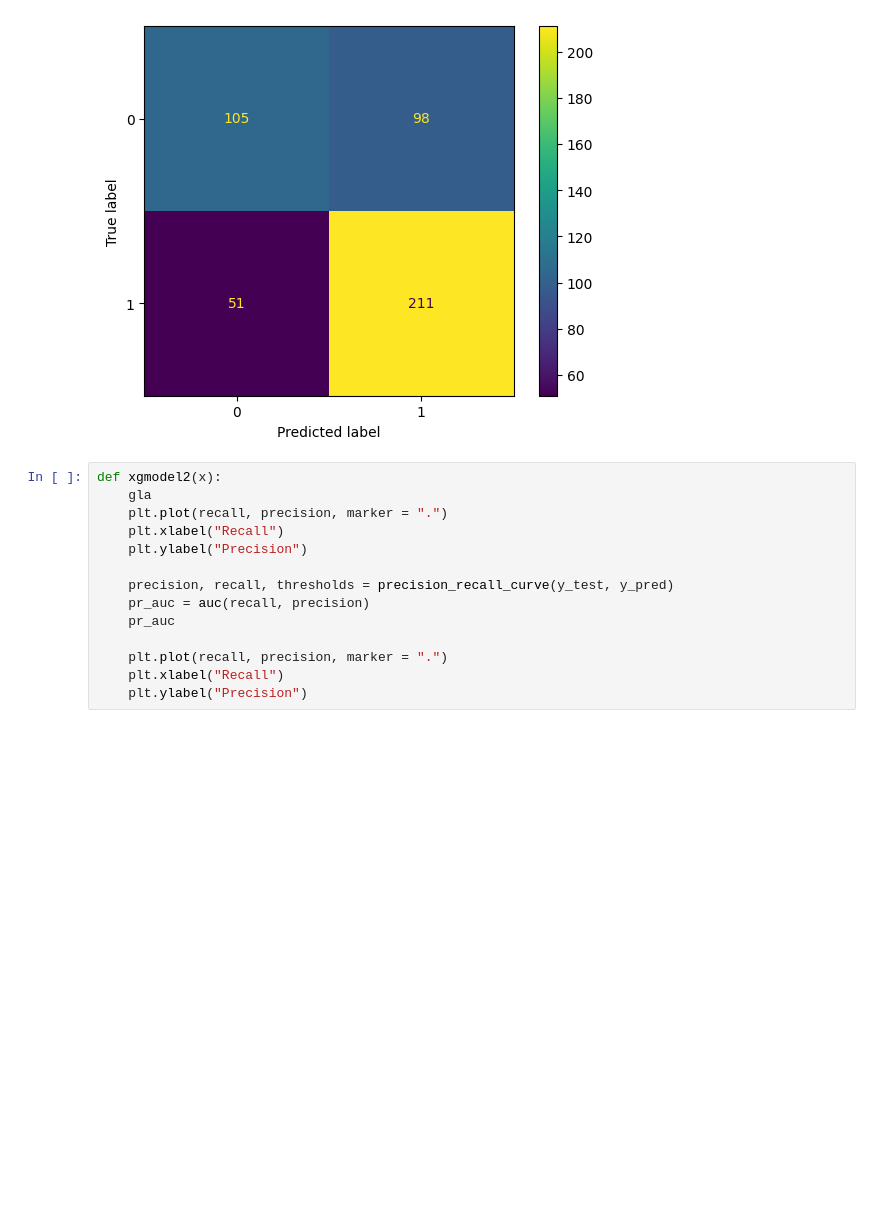
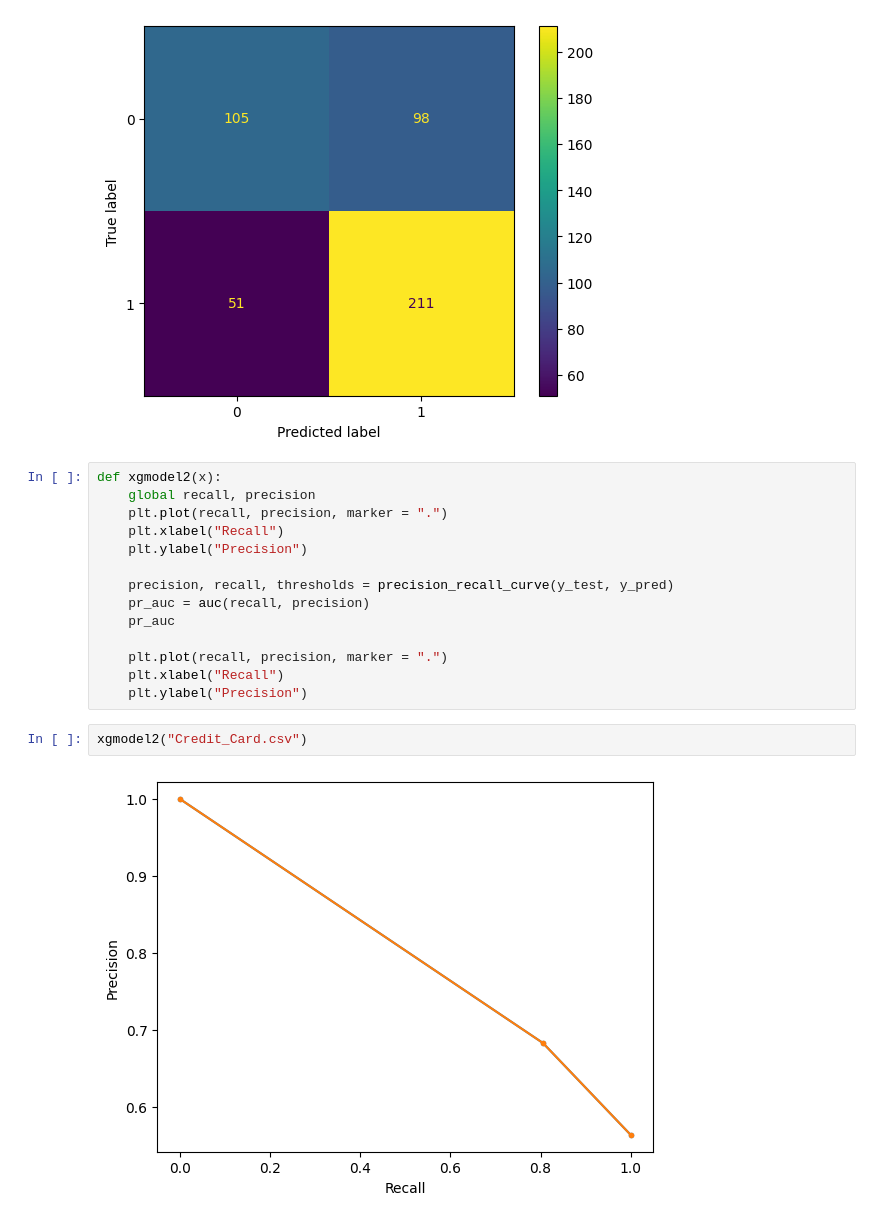
Before and after one commit to SDPowell2233/StevenP_CSCI_1070, a Jupyter notebook: Assignment 10.ipynb, the cells around one changed output. Cells and saved outputs as stored; diff of their text form; blank space fills up the shorter version.

```diff
--- a/Assignment 10.ipynb
+++ b/Assignment 10.ipynb
@@ -139,7 +139,7 @@ xgmodel1("Credit_Card.csv")
 [figure]
 # %%
 def xgmodel2(x):
-    gla
+    global recall, precision
     plt.plot(recall, precision, marker = ".")
     plt.xlabel("Recall")
     plt.ylabel("Precision")
@@ -151,3 +151,7 @@ def xgmodel2(x):
     plt.plot(recall, precision, marker = ".")
     plt.xlabel("Recall")
     plt.ylabel("Precision")
+# %%
+xgmodel2("Credit_Card.csv")
+# %% [output]
+[figure, added]
```
Also changed, not shown: 2 other files.
